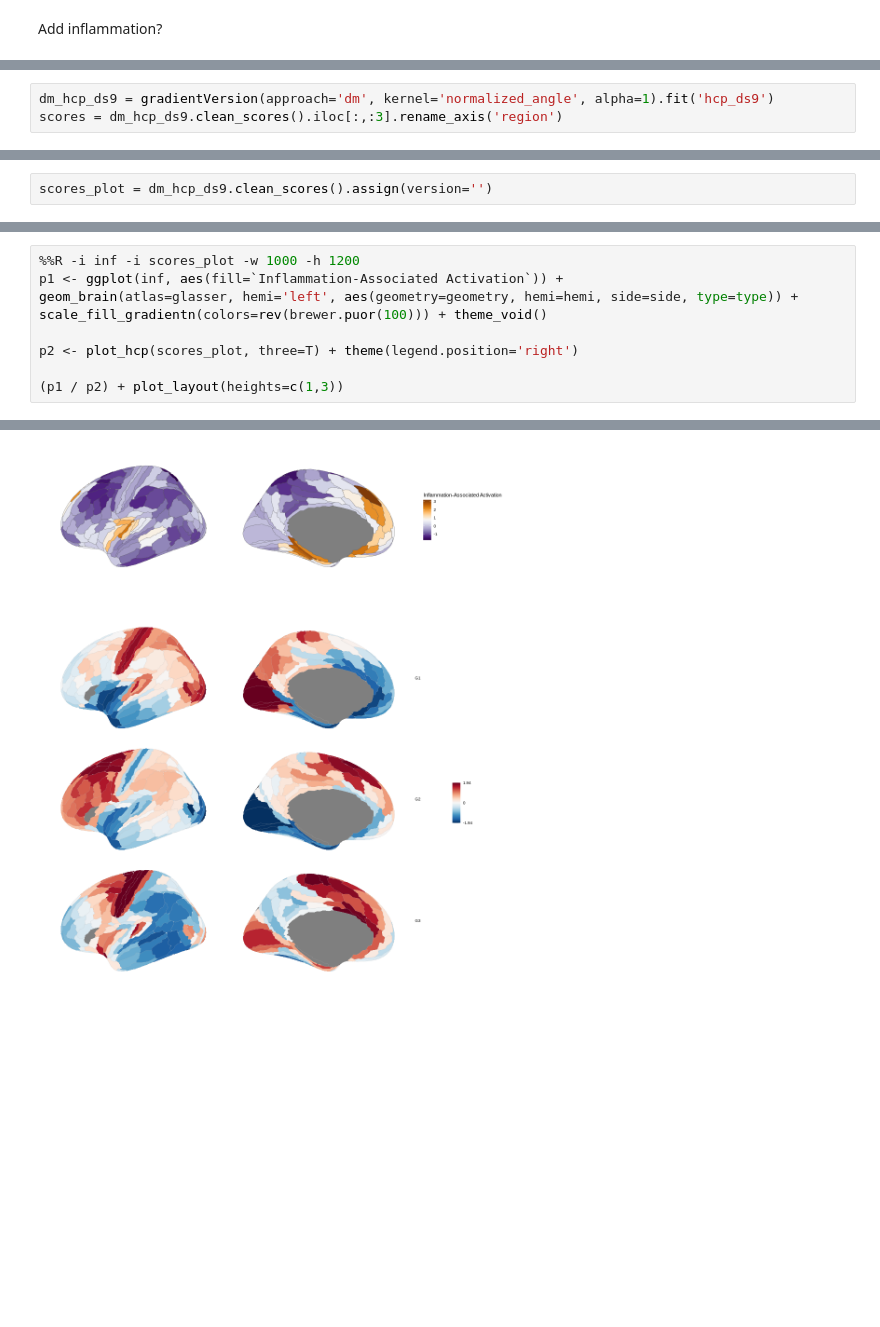
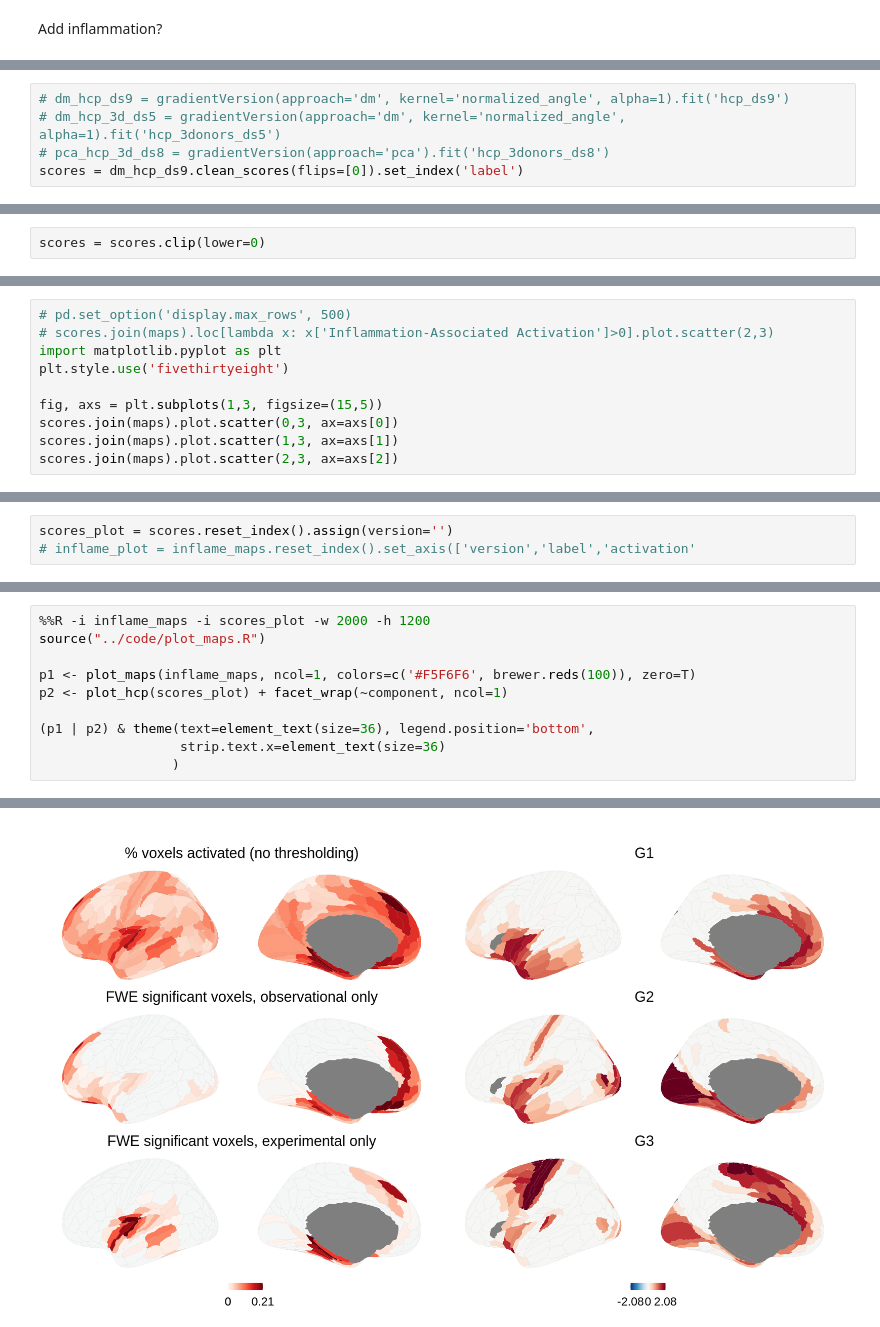
Before and after one commit to richardajdear/AHBA_gradients, a Jupyter notebook: notebooks/inflammation_map.ipynb, the cells around one changed output, grey strips where cells are left out. Drawn from its saved outputs; the diff is of its cells as text; blank space fills up the shorter version.

```diff
--- a/notebooks/inflammation_map.ipynb
+++ b/notebooks/inflammation_map.ipynb
@@ -78,3 +121,5 @@ maps = (get_inflammation_data("../data/Activation_FWE_extent_medium.nii.gz")[:18
 # %%
-dm_hcp_ds9 = gradientVersion(approach='dm', kernel='normalized_angle', alpha=1).fit('hcp_ds9')
-scores = dm_hcp_ds9.clean_scores().iloc[:,:3].rename_axis('region')
+# dm_hcp_ds9 = gradientVersion(approach='dm', kernel='normalized_angle', alpha=1).fit('hcp_ds9')
+# dm_hcp_3d_ds5 = gradientVersion(approach='dm', kernel='normalized_angle', alpha=1).fit('hcp_3donors_ds5')
+# pca_hcp_3d_ds8 = gradientVersion(approach='pca').fit('hcp_3donors_ds8')
+scores = dm_hcp_ds9.clean_scores(flips=[0]).set_index('label')
@@ -88 +126,3 @@ get_corrs(scores, maps)
+# %%
+scores = scores.clip(lower=0)
 # %%
@@ -92,0 +141,10 @@ get_corrs(scores, maps)
+# %%
+# pd.set_option('display.max_rows', 500)
+# scores.join(maps).loc[lambda x: x['Inflammation-Associated Activation']>0].plot.scatter(2,3)
+import matplotlib.pyplot as plt
+plt.style.use('fivethirtyeight')
+
+fig, axs = plt.subplots(1,3, figsize=(15,5))
+scores.join(maps).plot.scatter(0,3, ax=axs[0])
+scores.join(maps).plot.scatter(1,3, ax=axs[1])
+scores.join(maps).plot.scatter(2,3, ax=axs[2])
@@ -93,2 +159,3 @@ get_corrs(scores, maps)
 # %%
-scores_plot = dm_hcp_ds9.clean_scores().assign(version='')
+scores_plot = scores.reset_index().assign(version='')
+# inflame_plot = inflame_maps.reset_index().set_axis(['version','label','activation'
@@ -112,14 +174,15 @@ inf = maps.reset_index()
 # %%
-%%R -i inf -i scores_plot -w 1000 -h 1200
-p1 <- ggplot(inf, aes(fill=`Inflammation-Associated Activation`)) +
-geom_brain(atlas=glasser, hemi='left', aes(geometry=geometry, hemi=hemi, side=side, type=type)) +
-scale_fill_gradientn(colors=rev(brewer.puor(100))) + theme_void()
+%%R -i inflame_maps -i scores_plot -w 2000 -h 1200
+source("../code/plot_maps.R")
 
-p2 <- plot_hcp(scores_plot, three=T) + theme(legend.position='right')
+p1 <- plot_maps(inflame_maps, ncol=1, colors=c('#F5F6F6', brewer.reds(100)), zero=T)
+p2 <- plot_hcp(scores_plot) + facet_wrap(~component, ncol=1)
 
-(p1 / p2) + plot_layout(heights=c(1,3))
+(p1 | p2) & theme(text=element_text(size=36), legend.position='bottom',
+                  strip.text.x=element_text(size=36)
+                 )
 # %% [output]
 WARNING: R[write to console]: merging atlas and data by 'region'
 
 WARNING: R[write to console]: merging atlas and data by 'region'
-[figure, old version]
+[figure, new version]
```
Also changed, not shown: parts of 18 cells of this notebook, 11 other files.
